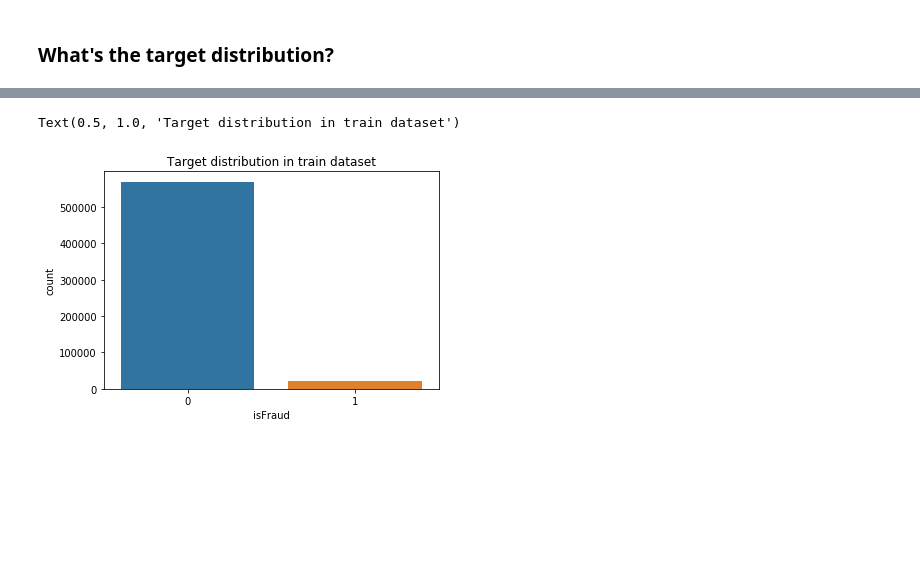
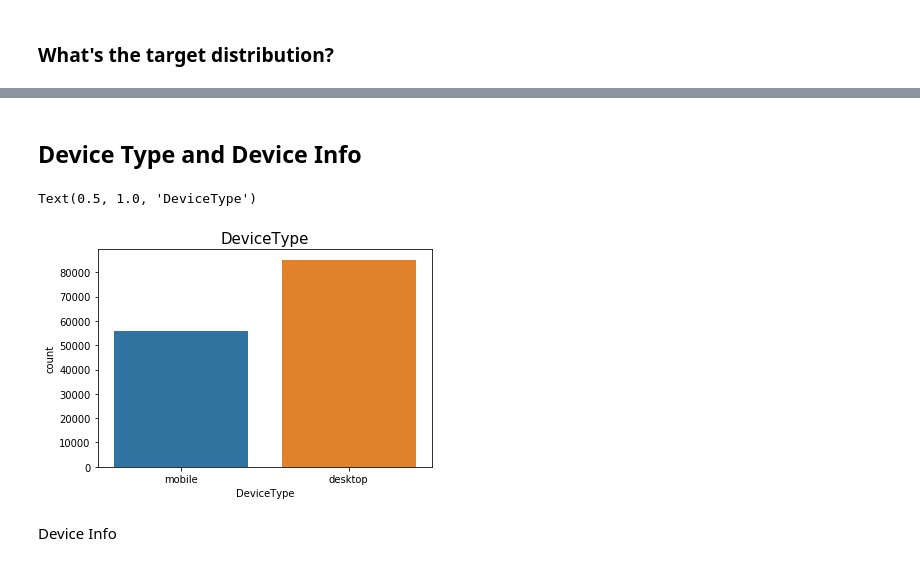
Before and after one commit to trang-n/kaggle_frauddetection, a Jupyter notebook: capstone.ipynb, the cells around one changed output, grey strips where cells are left out. Cells and saved outputs as stored; diff of their text form; code cells hidden in the pictures; blank space fills up the shorter version.

```diff
--- a/capstone.ipynb
+++ b/capstone.ipynb
@@ -21,0 +93,3 @@ sample_sub = pd.read_csv('data/sample_submission.csv')
+# %%
+train_transaction = reduce_mem_usage(train_transaction)
+test_transaction = reduce_mem_usage(test_transaction)
@@ -99,0 +407,19 @@ train.shape
+# %%
+ #whether each element in the datafraim is contained in values.
+google = train['P_emaildomain'].isin(['gmail.com', 'gmail'])
+train.loc[google, 'P_emaildomain'] = 'google'
+yahoo = train['P_emaildomain'].isin(['yahoo.com', 'yahoo.com.mx', 'yahoo.fr',
+                                    'yahoo.de','yahoo.es', 'yahoo.co.uk',
+                                    'yahoo.co.jp'])
+microsoft  = train['P_emaildomain'].isin(['outlook.com', 'hotmail.com',
+                                         'live.com.mx', 'live.com', 'msn.com ',
+                                         'live.fr', 'hotmail.fr','hotmail.co.uk',
+                                          'hotmail.de', 'outlook.es', 'hotmail.es',
+                                          'outlook.es'])
+train.loc[microsoft, 'P_emaildomain'] = 'microsoft'
+train.loc[train.P_emaildomain.isin(train.P_emaildomain\
+                                         .value_counts()[train.P_emaildomain.value_counts() <= 400 ]\
+                                         .index), 'P_emaildomain'] = "Others"
+train.P_emaildomain.value_counts()
+train.P_emaildomain.fillna("None", inplace = True)
+train.P_emaildomain.value_counts()
@@ -99,0 +458,19 @@ train.shape
+# %%
+##R_emaildomain
+google = train['R_emaildomain'].isin(['gmail.com', 'gmail'])
+train.loc[google, 'R_emaildomain'] = 'google'
+yahoo = train['R_emaildomain'].isin(['yahoo.com', 'yahoo.com.mx', 'yahoo.fr',
+                                    'yahoo.de','yahoo.es', 'yahoo.co.uk',
+                                    'yahoo.co.jp'])
+microsoft  = train['R_emaildomain'].isin(['outlook.com', 'hotmail.com',
+                                         'live.com.mx', 'live.com', 'msn.com ',
+                                         'live.fr', 'hotmail.fr','hotmail.co.uk',
+                                          'hotmail.de', 'outlook.es', 'hotmail.es',
+                                          'outlook.es'])
+train.loc[microsoft, 'R_emaildomain'] = 'microsoft'
+train.loc[train.R_emaildomain.isin(train.R_emaildomain\
+                                         .value_counts()[train.R_emaildomain.value_counts() <= 300 ]\
+                                         .index), 'R_emaildomain'] = "Others"
+train.R_emaildomain.value_counts()
+train.R_emaildomain.fillna("None", inplace = True)
+train.R_emaildomain.value_counts()
@@ -100,6 +509,10 @@ train.shape
+# %% [markdown]
+## Device Type and Device Info
 # %%
-d = sns.countplot(x = 'isFraud', data = train_transaction)
-d.set_title('Target distribution in train dataset')
+d = sns.countplot(x = "DeviceType", data = train)
+d.set_title('DeviceType', fontsize = 15)
 # %% [output]
-Text(0.5, 1.0, 'Target distribution in train dataset')
+Text(0.5, 1.0, 'DeviceType')
-[figure, old version]
+[figure, new version]
+# %% [markdown]
+Device Info
```
Also changed, not shown: parts of 50 cells of this notebook.
